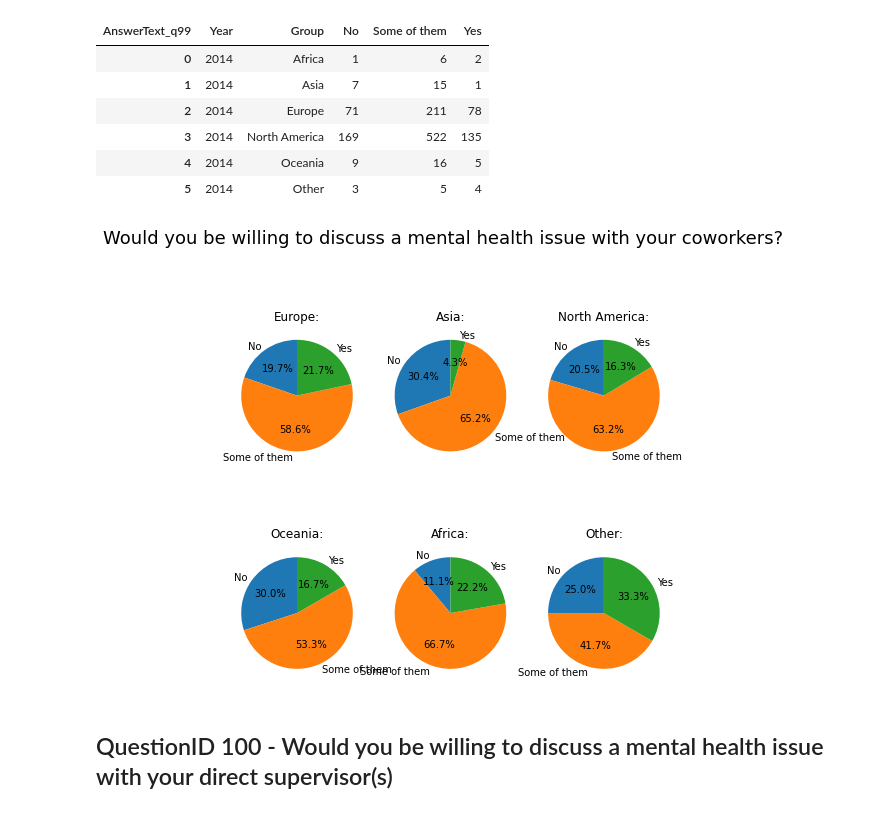
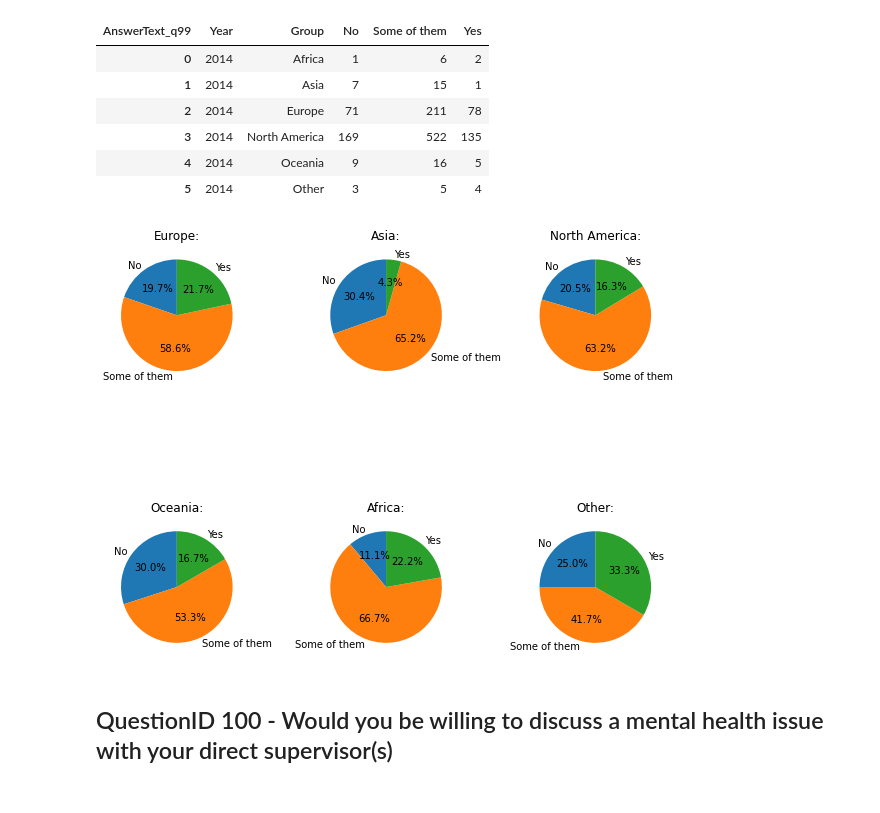
Before and after one commit to Itsamesamir/COMP0031, a Jupyter notebook: mentalHealth/waseh.ipynb, the cells around one changed output. Drawn from its saved outputs; the diff is of its cells as text; code cells hidden in the pictures.

```diff
--- a/mentalHealth/waseh.ipynb
+++ b/mentalHealth/waseh.ipynb
@@ -236,6 +236,8 @@ array(['USA', 'Canada', 'United Kingdom', 'Bulgaria', 'France',
        'Swaziland', 'Ukraine', 'Luxembourg', '-1', 'Mauritius',
        'Saudi Arabia', 'Kenya', 'Ethiopia', 'Macedonia', 'Hong Kong',
        'Ghana', 'Botswana', 'Algeria'], dtype=object)
+# %%
+df['AnswerText'] = df['AnswerText'].replace({'-1': 'No Response'})
 # %% [markdown]
 ### Unanswered questions check:
 # %%
@@ -421,13 +422,13 @@ axes = axes.flatten()
 for i, continent in enumerate(continents):
     continent_data = result[result['Group'] == continent]
 
-    total_counts = continent_data.iloc[:, 3:].sum(axis=0)
+    total_counts = continent_data.iloc[:, [2,3,5,6]].sum(axis=0)
 
     # Plot a pie chart in the current subplot
     axes[i].pie(total_counts, labels=total_counts.index, autopct='%1.1f%%', startangle=90)
     axes[i].set_title(f'{continent}:')
 
-plt.suptitle('Does your employer provide mental health benefits as part of healthcare coverage?', fontsize=18)
+#plt.suptitle('Does your employer provide mental health benefits as part of healthcare coverage?', fontsize=18)
 plt.subplots_adjust(hspace=0.2, wspace=0.5)
 plt.show()
 # %% [output]
@@ -460,27 +461,27 @@ result
 # %%
 num_rows = 2
 num_cols = 3
 
 # Create subplots within a single figure
-fig, axes = plt.subplots(num_rows, num_cols, figsize=(8, 8))
+fig, axes = plt.subplots(num_rows, num_cols, figsize=(10,10))
 
 axes = axes.flatten()
 
 # Iterate through each continent and plot a pie chart in the corresponding subplot
 for i, continent in enumerate(continents):
     continent_data = result[result['Group'] == continent]
 
     total_counts = continent_data.iloc[:, 2:].sum(axis=0)
 
     # Plot a pie chart in the current subplot
     axes[i].pie(total_counts, labels=total_counts.index, autopct='%1.1f%%', startangle=90)
     axes[i].set_title(f'{continent}:')
 
-plt.suptitle('Would you be willing to discuss a mental health issue with your coworkers?', fontsize=18)
-plt.subplots_adjust(hspace=0, wspace=0.1)
+#plt.suptitle('Would you be willing to discuss a mental health issue with your coworkers?', fontsize=18)
+plt.subplots_adjust(hspace=0, wspace=0.5)
 plt.show()
 # %% [output]
-[figure, old version]
+[figure, new version]
 # %% [markdown]
 ## QuestionID 100 - Would you be willing to discuss a mental health issue with your direct supervisor(s)
 # %%
```
Also changed, not shown: parts of 29 cells of this notebook.
